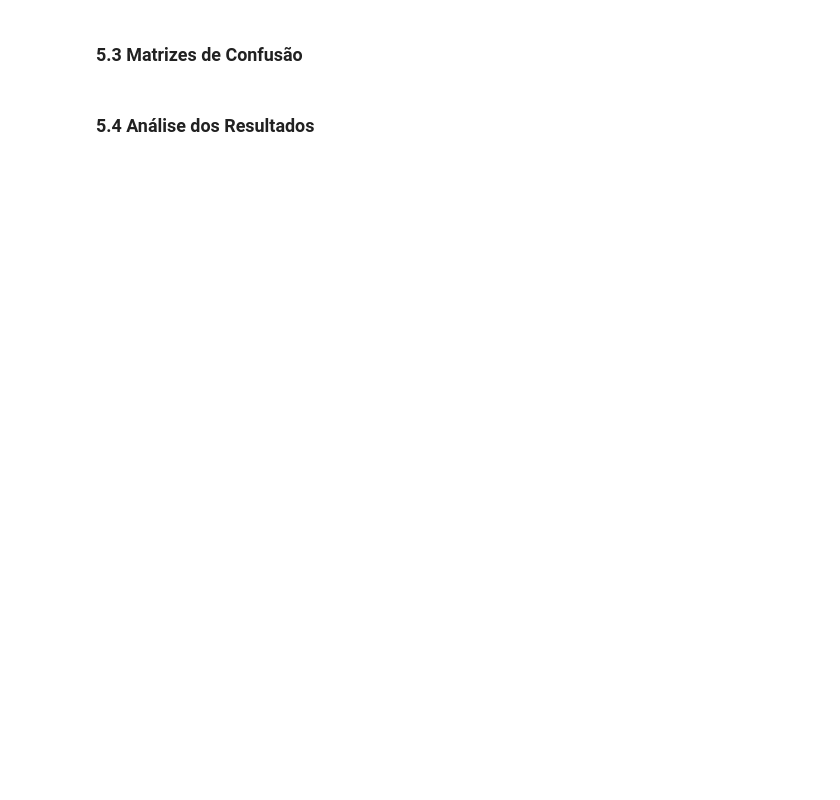
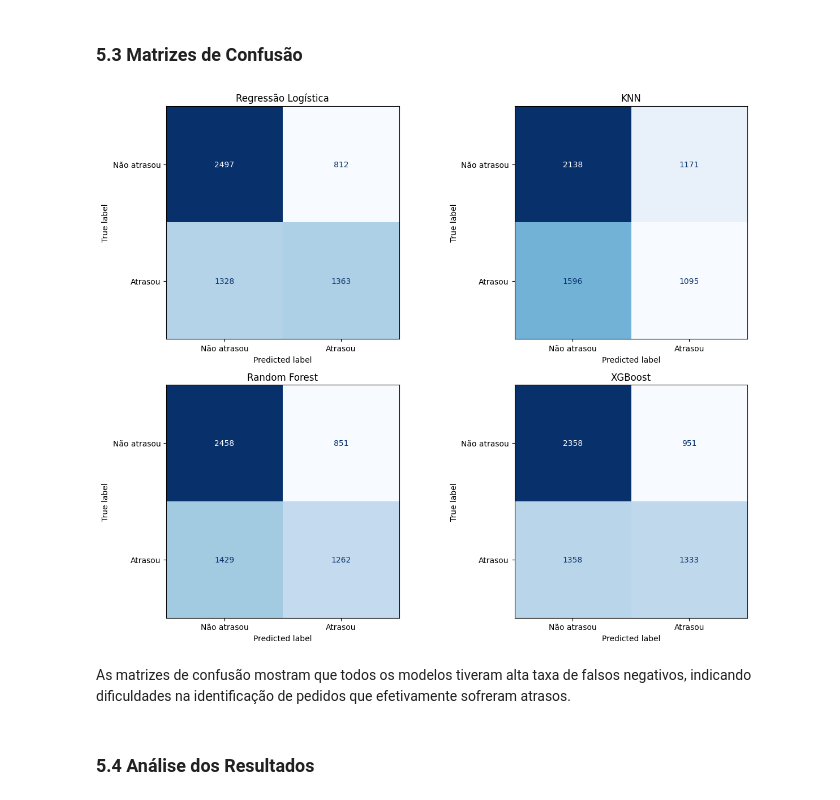
Before and after one commit to elisvw/delivery-delay-prediction, a Jupyter notebook: notebooks/delivery_delay_prediction.ipynb, the cells around one changed output. Saved outputs shown, nothing was run; the diff lists cells and outputs as text; code cells hidden in the pictures; blank space fills up the shorter version.

```diff
--- a/notebooks/delivery_delay_prediction.ipynb
+++ b/notebooks/delivery_delay_prediction.ipynb
@@ -711,3 +750,28 @@ array(['onehotencoder__estado_destino_AC',
 ## 5. Avaliação dos Modelos
 # %% [markdown]
 ### 5.1 Métricas de Avaliação
+# %%
+modelos = {
+    'Regressão Logística': model_lr,
+    'KNN': model_knn,
+    'Random Forest': model_rf,
+    'XGBoost': model_xgb
+}
+
+resultados = []
+
+for nome, modelo in modelos.items():
+    y_pred = modelo.predict(X_test_transformed)
+    y_prob = modelo.predict_proba(X_test_transformed)[:, 1]
+
+    resultados.append({
+        'Modelo': nome,
+        'Acurácia': accuracy_score(y_test, y_pred),
+        'Precisão': precision_score(y_test, y_pred),
+        'Recall': recall_score(y_test, y_pred),
+        'F1-score': f1_score(y_test, y_pred),
+        'ROC-AUC': roc_auc_score(y_test, y_prob)
+    })
+
+df_resultados = pd.DataFrame(resultados)
+df_resultados
@@ -716,4 +815,27 @@ array(['onehotencoder__estado_destino_AC',
 # %% [markdown]
 ### 5.3 Matrizes de Confusão
+# %%
+fig, axes = plt.subplots(2, 2, figsize=(13, 10))
+
+for (nome, modelo), ax in zip(modelos.items(), axes.flatten()):
+    ConfusionMatrixDisplay.from_estimator(
+        modelo,
+        X_test_transformed,
+        y_test,
+        display_labels=['Não atrasou', 'Atrasou'],
+        values_format='d',
+        cmap='Blues',
+        colorbar=False,
+        ax=ax
+    )
+
+    ax.set_title(nome)
+
+plt.tight_layout()
+plt.show()
+# %% [output]
+[figure, added]
+# %% [markdown]
+As matrizes de confusão mostram que todos os modelos tiveram alta taxa de falsos negativos, indicando dificuldades na identificação de pedidos que efetivamente sofreram atrasos.
 # %% [markdown]
 ### 5.4 Análise dos Resultados
```
Also changed, not shown: parts of 63 cells of this notebook, 2 other files.
